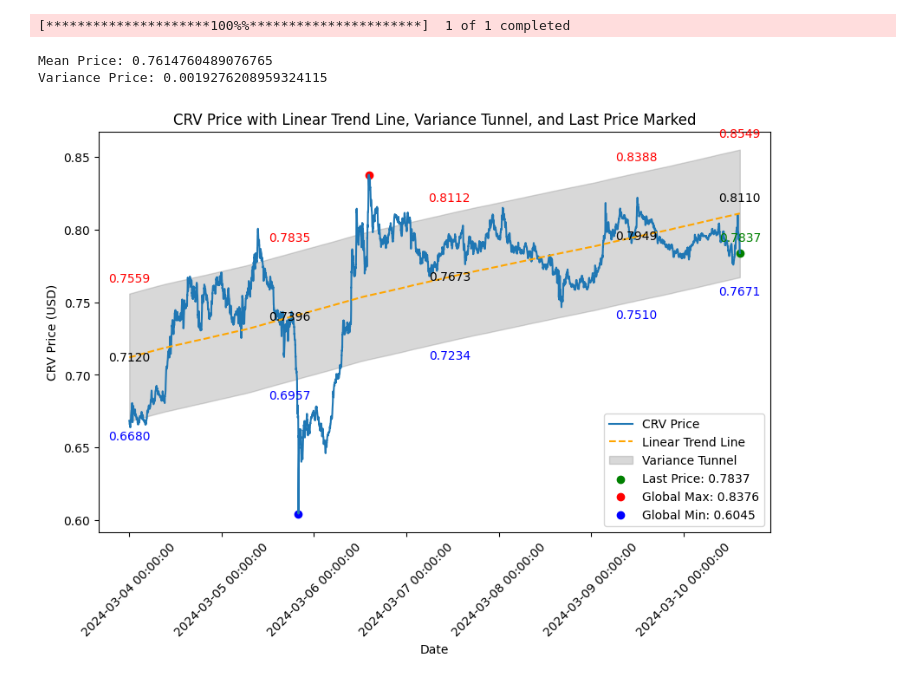
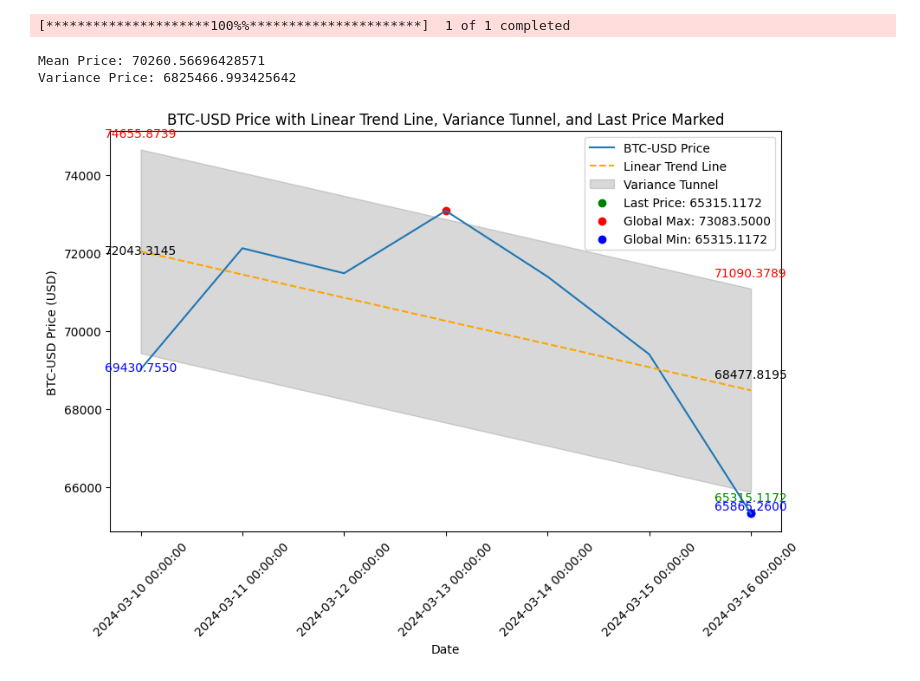
Before and after one commit to moleh13/algo-trading, a Jupyter notebook: PriceTrend.ipynb, the cells around one changed output. Cells and saved outputs as stored; diff of their text form; code cells hidden in the pictures.

```diff
--- a/PriceTrend.ipynb
+++ b/PriceTrend.ipynb
@@ -7,15 +7,16 @@ from sklearn.linear_model import LinearRegression
 import yfinance as yf
 
 # Step 1: Download CRV's data for the last 1 week
-data = yf.download("CRV-USD", start="2024-03-04", end="2024-03-11", interval="1m")
+ticker = "BTC-USD"
+data = yf.download(ticker, start="2024-03-10", end="2024-03-17", interval="1d")
 data = data["Close"]
 
-# Step 2: Plot the last 1-week chart of CRV with this data
+# Step 2: Plot the last 1-week chart of ticker with this data
 plt.figure(figsize=(10, 6))
-plt.plot(data.index, data, label='CRV Price')
-plt.title('CRV Price - Last 1 Week')
+plt.plot(data.index, data, label=f'{ticker} Price')
+plt.title(f'{ticker} Price - Last 1 Week')
 plt.xlabel('Date')
-plt.ylabel('CRV Price (USD)')
+plt.ylabel(f'{ticker} Price (USD)')
 plt.legend()
 
 # Step 3: Calculate the mean and variance of this data
@@ -47,35 +48,35 @@ plt.fill_between(data.index, tunnel_upper.flatten(), tunnel_lower.flatten(), col
 # Add price annotations on the variance tunnel
 for i, date in enumerate(data.index):
     if i % (24 * 60 * 1.5) == 0:  # Display every week
         plt.annotate(f'{tunnel_upper[i][0]:.4f}', (date, tunnel_upper[i][0]), textcoords="offset points", xytext=(0,10), ha='center', color='red')
         plt.annotate(f'{tunnel_lower[i][0]:.4f}', (date, tunnel_lower[i][0]), textcoords="offset points", xytext=(0,-15), ha='center', color='blue')
         plt.annotate(f'{model.predict(X)[i][0]:.4f}', (date, model.predict(X)[i][0]), textcoords="offset points", xytext=(0,-2.5), ha='center', color='black')
 
 # Mark the last price
 last_price = data.iloc[-1]
 plt.scatter(data.index[-1], last_price, color='green', label=f'Last Price: {last_price:.4f}')
 plt.annotate(f'{last_price:.4f}', (data.index[-1], last_price), textcoords="offset points", xytext=(0,10), ha='center', color='green')
 plt.annotate(f'{model.predict(X)[-1][0]:.4f}', (data.index[-1], model.predict(X)[-1][0]), textcoords="offset points", xytext=(0,10), ha='center', color='black')
 plt.annotate(f'{tunnel_upper[-1][0]:.4f}', (date, tunnel_upper[-1][0]), textcoords="offset points", xytext=(0,10), ha='center', color='red')
 plt.annotate(f'{tunnel_lower[-1][0]:.4f}', (date, tunnel_lower[-1][0]), textcoords="offset points", xytext=(0,-15), ha='center', color='blue')
 
 
 # Annotate global maximum and minimum prices
 plt.scatter(data.index[global_max_index], data.iloc[global_max_index], color='red', label=f'Global Max: {data.iloc[global_max_index]:.4f}')
 plt.scatter(data.index[global_min_index], data.iloc[global_min_index], color='blue', label=f'Global Min: {data.iloc[global_min_index]:.4f}')
 
-plt.title('CRV Price with Linear Trend Line, Variance Tunnel, and Last Price Marked')
+plt.title(f'{ticker} Price with Linear Trend Line, Variance Tunnel, and Last Price Marked')
 plt.xlabel('Date')
-plt.ylabel('CRV Price (USD)')
+plt.ylabel(f'{ticker} Price (USD)')
 
 # Add better date formatting
 plt.xticks(rotation=45)
 plt.gca().xaxis.set_major_formatter(plt.matplotlib.dates.DateFormatter('%Y-%m-%d %H:%M:%S'))
 
 plt.legend()
 plt.show()
 # %% [output]
 [*********************100%%**********************]  1 of 1 completed
-Mean Price: 0.7614760489076765
-Variance Price: 0.0019276208959324115
+Mean Price: 70260.56696428571
+Variance Price: 6825466.993425642
-[figure, old version]
+[figure, new version]
```
Also changed, not shown: 1 other file.
